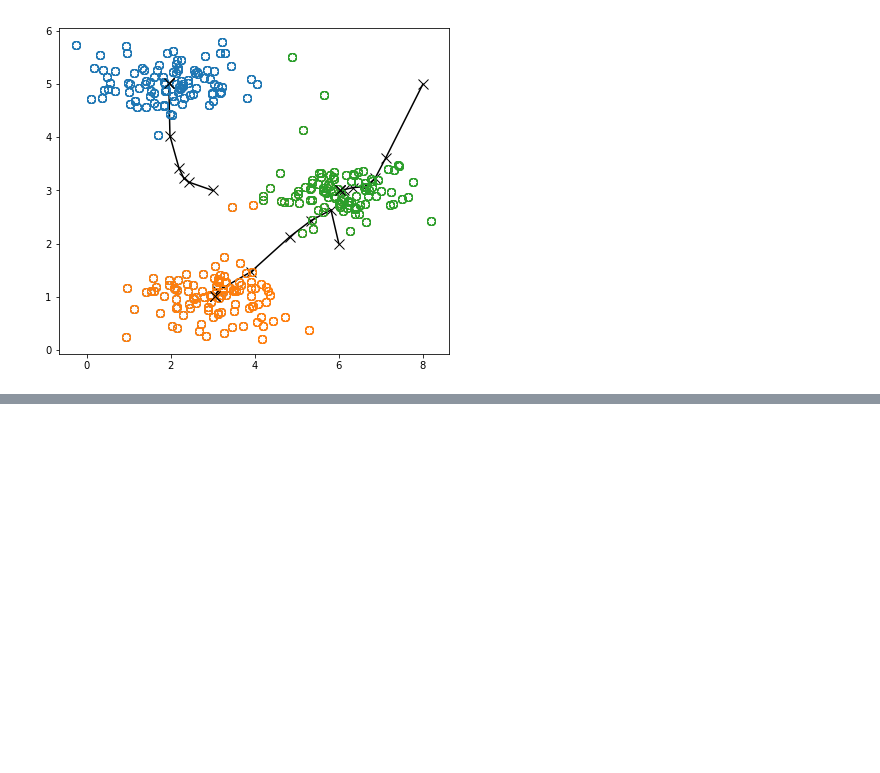
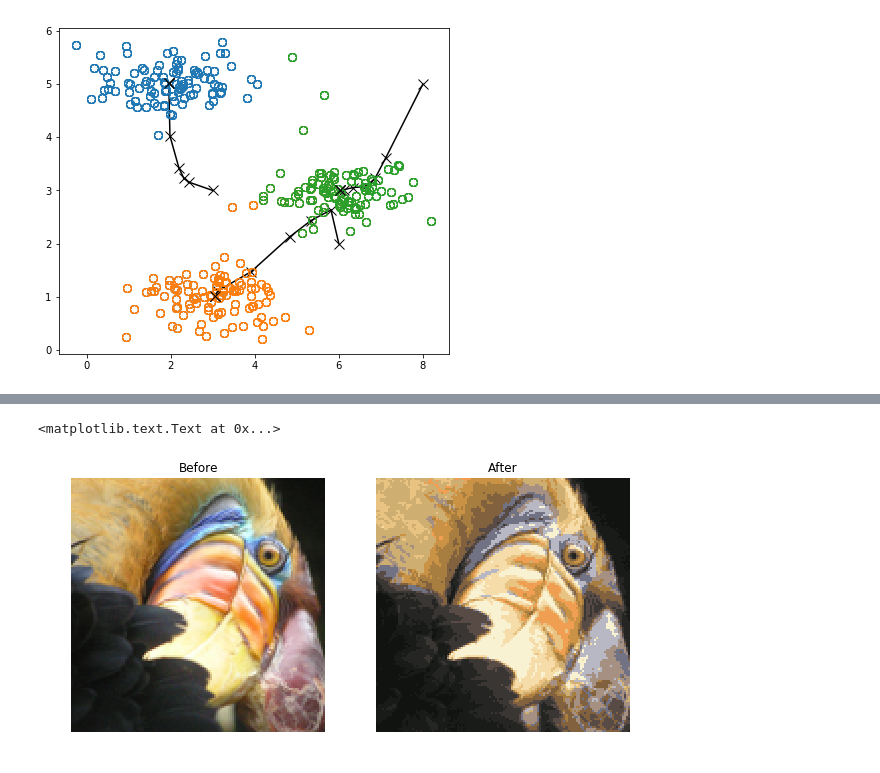
Before and after one commit to oeyh/NN, a Jupyter notebook: assignment7 K-means Clustering and PCA/assignment 7 K-means and PCA.ipynb, the cells around one changed output, grey strips where cells are left out. Drawn from its saved outputs; the diff is of its cells as text; code cells hidden in the pictures; blank space fills up the shorter version.

Commit message:
completed part1 K-means of assign7

```diff
--- a/assignment7 K-means Clustering and PCA/assignment 7 K-means and PCA.ipynb
+++ b/assignment7 K-means Clustering and PCA/assignment 7 K-means and PCA.ipynb
@@ -171,0 +170,11 @@ plotDataPoints(X, idx, K, ax)
+# %%
+def kMeansInitCentroids(X, K):
+    """ returns K initial centroids to be
+%   used with the K-Means on the dataset X
+    """
+
+    # randomly reorder the indices of the training samples
+    rand_idx = np.random.permutation(X.shape[0])
+
+    # take first K samples
+    return X[rand_idx[:K], :]
@@ -171,0 +198,32 @@ plotDataPoints(X, idx, K, ax)
+# %%
+# load data sample
+# X is 128 x 128 x 3, reshape to 16384 x 3
+X = A.reshape((A.shape[0]*A.shape[1], A.shape[2]))
+
+# K-means parameters
+K = 16
+max_iters = 10
+init_c = kMeansInitCentroids(X, K)
+
+# run K-means
+centroids, idx = runKmeans(X, init_c, max_iters, False)
+
+# assign pixel color to corresponding centroid's color
+result = np.zeros(X.shape)
+for i in range(K):
+    result[idx==i, :] = centroids[i, :]
+
+# reshape to 128 x 128 x 3 to plot
+result = result.reshape(A.shape)
+
+# show image
+fig, axes = plt.subplots(1, 2, figsize=(10,5))
+axes[0].imshow(A)
+axes[0].axis('off')
+axes[0].set_title('Before')
+axes[1].imshow(result)
+axes[1].axis('off')
+axes[1].set_title('After')
+# %% [output]
+<matplotlib.text.Text at 0x...>
+[figure, added]
```
Also changed, not shown: parts of 4 cells of this notebook.
